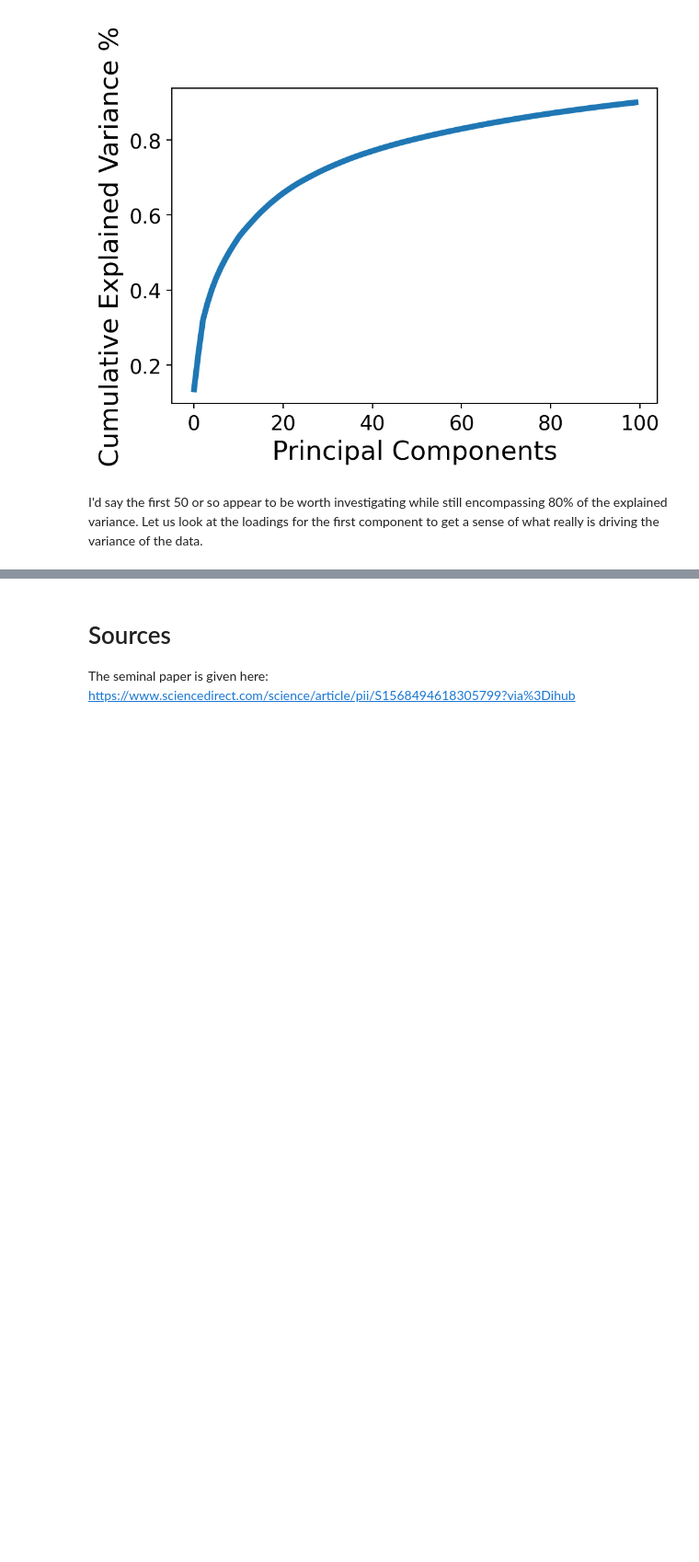
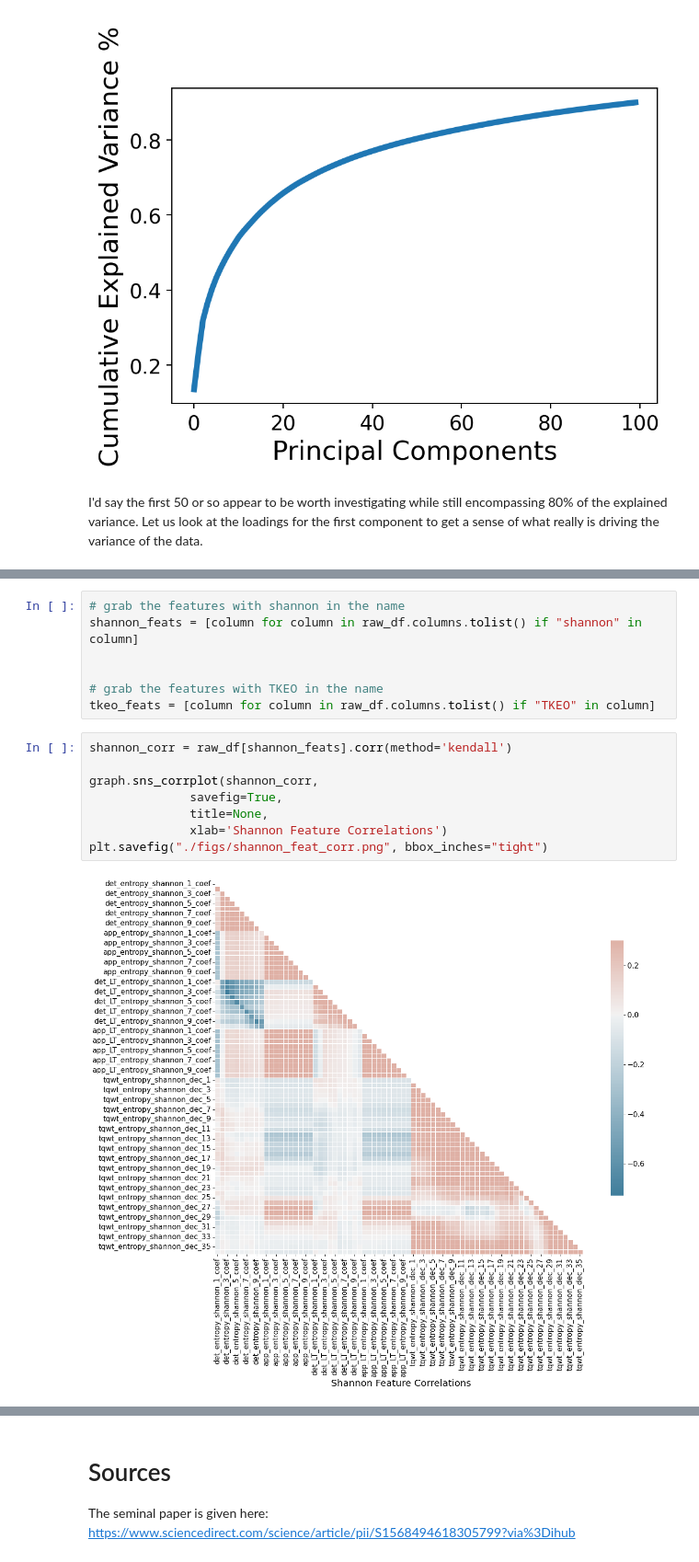
Before and after one commit to Mark-Oussoren/Parkinson_Classification, a Jupyter notebook: notebooks/EDA - Mark.ipynb, the cells around one changed output, grey strips where cells are left out. Shown at 92% size. Saved outputs shown, nothing was run; the diff lists cells and outputs as text; blank space fills up the shorter version.

Commit message:
adding corrplots

```diff
--- a/notebooks/EDA - Mark.ipynb
+++ b/notebooks/EDA - Mark.ipynb
@@ -114,0 +135,17 @@ array([[ 0.0073493 ,  0.00113214,  0.00645179, ..., -0.03624139,
+# %%
+# grab the features with shannon in the name
+shannon_feats = [column for column in raw_df.columns.tolist() if "shannon" in column]
+
+
+# grab the features with TKEO in the name
+tkeo_feats = [column for column in raw_df.columns.tolist() if "TKEO" in column]
+# %%
+shannon_corr = raw_df[shannon_feats].corr(method='kendall')
+
+graph.sns_corrplot(shannon_corr,
+              savefig=True,
+              title=None,
+              xlab='Shannon Feature Correlations')
+plt.savefig("./figs/shannon_feat_corr.png", bbox_inches="tight")
+# %% [output]
+[figure, added]
```
Also changed, not shown: parts of 4 cells of this notebook, 1 other file.
